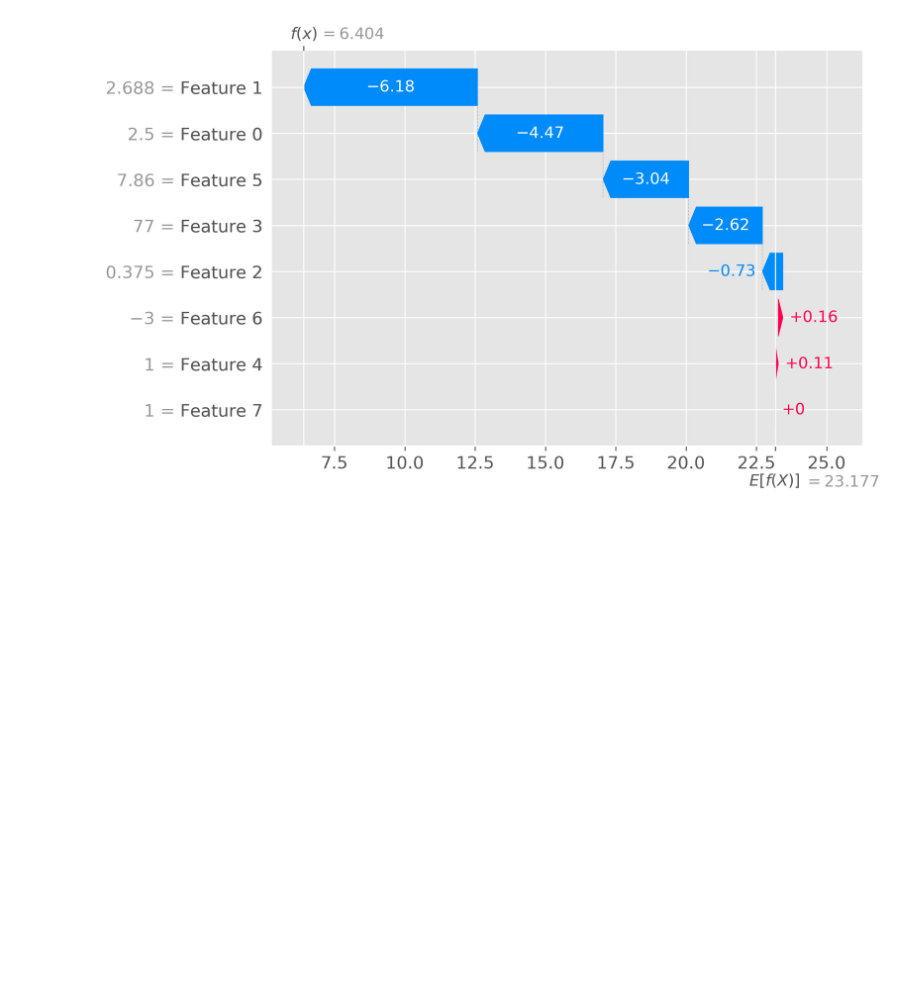
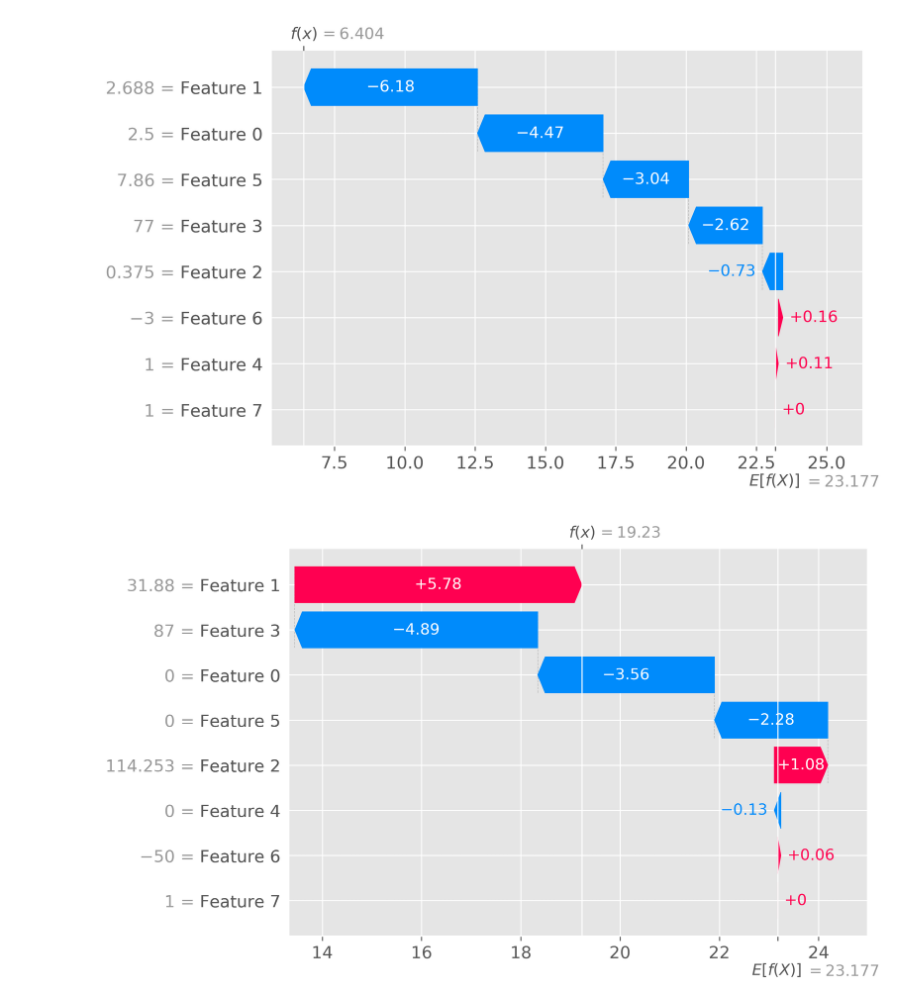
Before and after one commit to Hugezom/565E, a Jupyter notebook: predict.ipynb, the cells around one changed output. Drawn from its saved outputs; the diff is of its cells as text; code cells hidden in the pictures; blank space fills up the shorter version.

```diff
--- a/predict.ipynb
+++ b/predict.ipynb
@@ -459,6 +459,11 @@ plt.figure(figsize=(9, 6), dpi=300)
 shap.plots._waterfall.waterfall_legacy(explainer.expected_value[0], shap_values.values[0], features=_X.iloc[0], max_display=10)
 # %% [output]
 [figure]
+# %%
+plt.figure(figsize=(9, 6), dpi=300)
+shap.plots._waterfall.waterfall_legacy(explainer.expected_value[0], shap_values.values[2], features=_X.iloc[2], max_display=10)
+# %% [output]
+[figure, added]
 # %%
 shap.initjs()
 shap.plots.force(shap_values[0])
```
